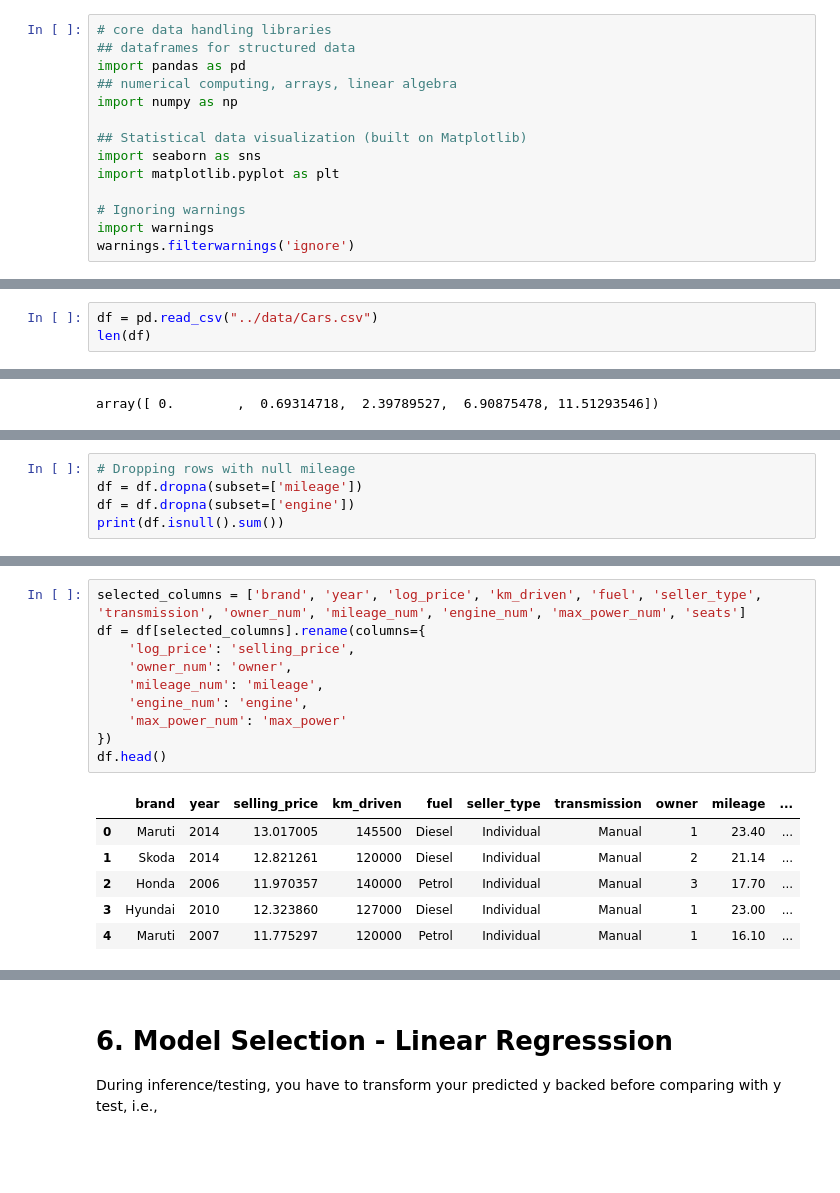
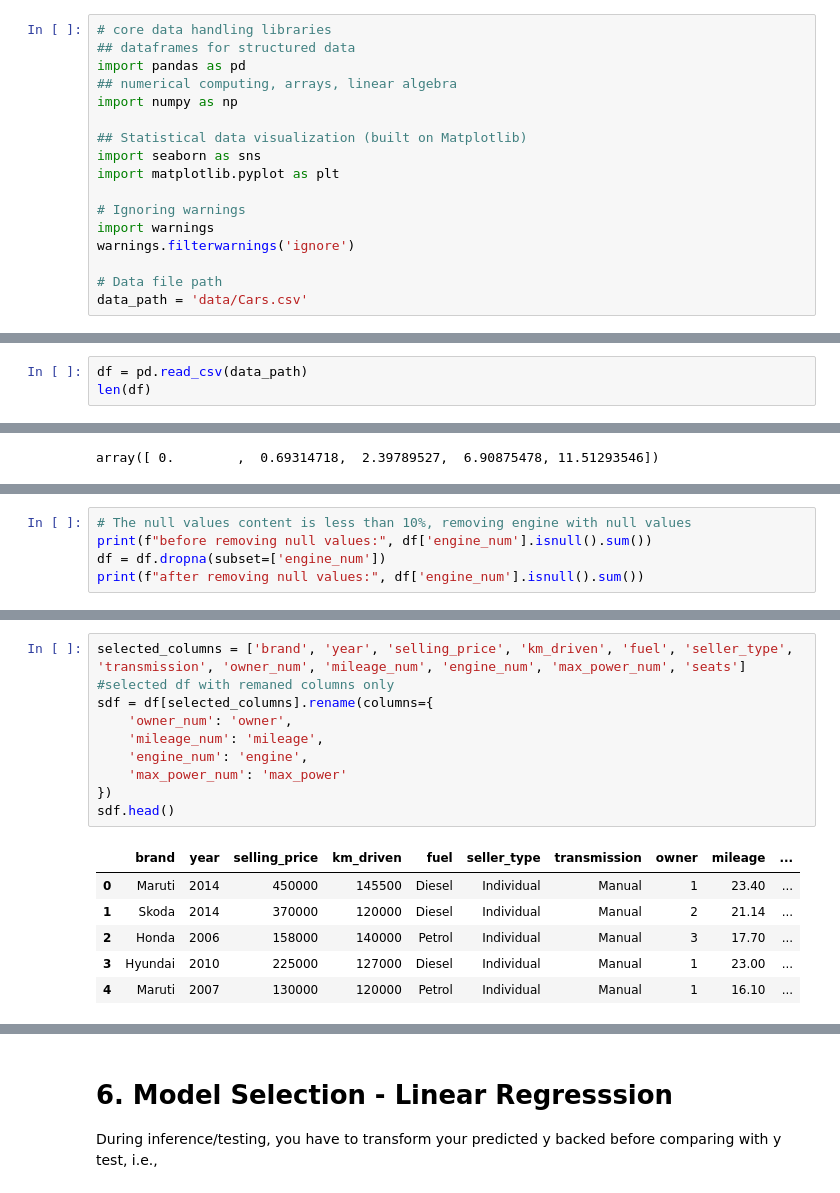
Before and after one commit to sushmi/classroom, a Jupyter notebook: notebook/A1 - Predicting Car Prices.ipynb, the cells around one changed output, grey strips where cells are left out. Cells and saved outputs as stored; diff of their text form; blank space fills up the shorter version.

```diff
--- a/notebook/A1 - Predicting Car Prices.ipynb
+++ b/notebook/A1 - Predicting Car Prices.ipynb
@@ -47,10 +58,13 @@ import matplotlib.pyplot as plt
 # Ignoring warnings
 import warnings
 warnings.filterwarnings('ignore')
+
+# Data file path
+data_path = 'data/Cars.csv'
 # %% [markdown]
 ## 1. Load Data
 # %%
-df = pd.read_csv("../data/Cars.csv")
+df = pd.read_csv(data_path)
 len(df)
 # %% [output]
 8128
@@ -307,5 +367,0 @@ dtype: int64
-# %%
-# Dropping rows with null mileage
-df = df.dropna(subset=['mileage'])
-df = df.dropna(subset=['engine'])
-print(df.isnull().sum())
@@ -414,0 +425,5 @@ len(df_train), len(df_val), len(df_test) , len(df_train)+ len(df_val)+ len(df_te
+# %%
+# The null values content is less than 10%, removing engine with null values
+print(f"before removing null values:", df['engine_num'].isnull().sum())
+df = df.dropna(subset=['engine_num'])
+print(f"after removing null values:", df['engine_num'].isnull().sum())
@@ -415,18 +455,18 @@ len(df_train), len(df_val), len(df_test) , len(df_train)+ len(df_val)+ len(df_te
 # %%
-selected_columns = ['brand', 'year', 'log_price', 'km_driven', 'fuel', 'seller_type', 'transmission', 'owner_num', 'mileage_num', 'engine_num', 'max_power_num', 'seats']
-df = df[selected_columns].rename(columns={
-    'log_price': 'selling_price',
+selected_columns = ['brand', 'year', 'selling_price', 'km_driven', 'fuel', 'seller_type', 'transmission', 'owner_num', 'mileage_num', 'engine_num', 'max_power_num', 'seats']
+#selected df with remaned columns only
+sdf = df[selected_columns].rename(columns={
     'owner_num': 'owner',
     'mileage_num': 'mileage',
     'engine_num': 'engine',
     'max_power_num': 'max_power'
 })
-df.head()
+sdf.head()
 # %% [output]
 |  | brand | year | selling_price | km_driven | fuel | seller_type | transmission | owner | mileage | ... |
-| 0 | Maruti | 2014 | 13.017005 | 145500 | Diesel | Individual | Manual | 1 | 23.40 | ... |
-| 1 | Skoda | 2014 | 12.821261 | 120000 | Diesel | Individual | Manual | 2 | 21.14 | ... |
-| 2 | Honda | 2006 | 11.970357 | 140000 | Petrol | Individual | Manual | 3 | 17.70 | ... |
-| 3 | Hyundai | 2010 | 12.323860 | 127000 | Diesel | Individual | Manual | 1 | 23.00 | ... |
-| 4 | Maruti | 2007 | 11.775297 | 120000 | Petrol | Individual | Manual | 1 | 16.10 | ... |
+| 0 | Maruti | 2014 | 450000 | 145500 | Diesel | Individual | Manual | 1 | 23.40 | ... |
+| 1 | Skoda | 2014 | 370000 | 120000 | Diesel | Individual | Manual | 2 | 21.14 | ... |
+| 2 | Honda | 2006 | 158000 | 140000 | Petrol | Individual | Manual | 3 | 17.70 | ... |
+| 3 | Hyundai | 2010 | 225000 | 127000 | Diesel | Individual | Manual | 1 | 23.00 | ... |
+| 4 | Maruti | 2007 | 130000 | 120000 | Petrol | Individual | Manual | 1 | 16.10 | ... |
 # %%
```
Also changed, not shown: parts of 70 cells of this notebook, 3 other files.
